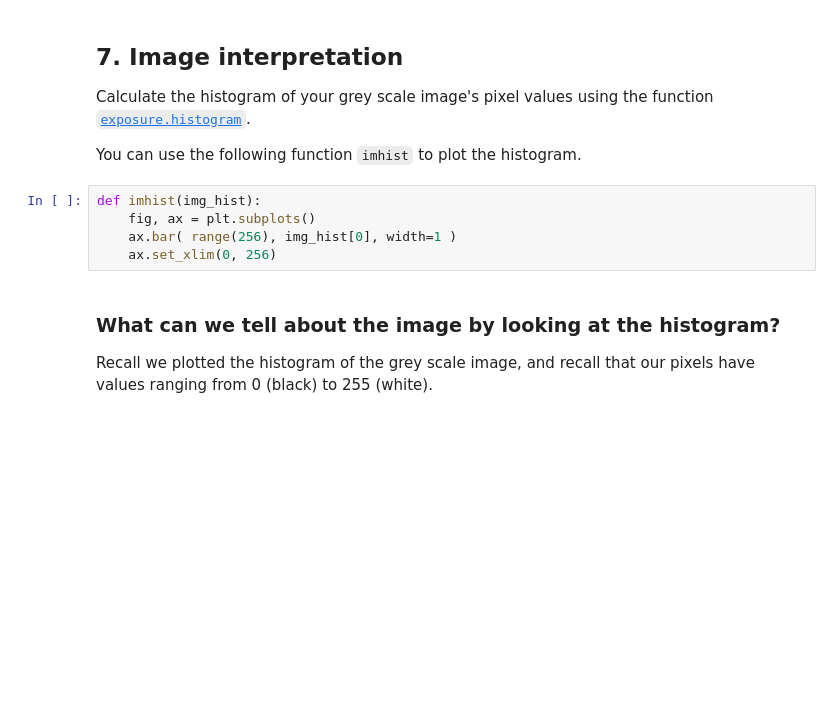
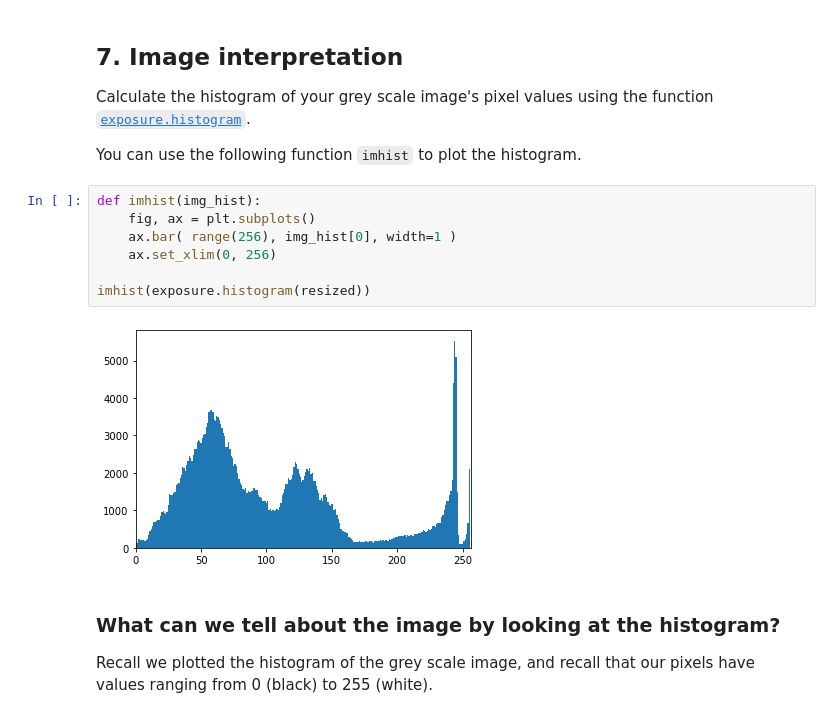
Before and after one commit to sjpollard/COMS20011_2020, a Jupyter notebook: labs/lab_2/labsheet2.ipynb, the cells around one changed output. Drawn from its saved outputs; the diff is of its cells as text; blank space fills up the shorter version.

```diff
--- a/labs/lab_2/labsheet2.ipynb
+++ b/labs/lab_2/labsheet2.ipynb
@@ -163,8 +209,12 @@ You can use the following function `imhist` to plot the histogram.
 # %%
 def imhist(img_hist):
     fig, ax = plt.subplots()
     ax.bar( range(256), img_hist[0], width=1 )
     ax.set_xlim(0, 256)
+
+imhist(exposure.histogram(resized))
+# %% [output]
+[figure, added]
 # %% [markdown]
 ### What can we tell about the image by looking at the histogram?
 
```
Also changed, not shown: parts of 19 cells of this notebook.
